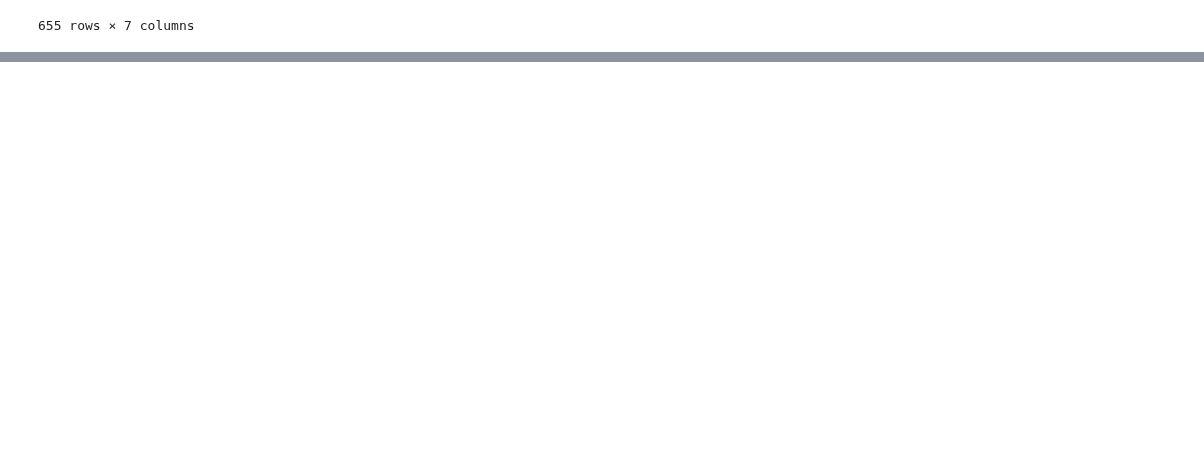
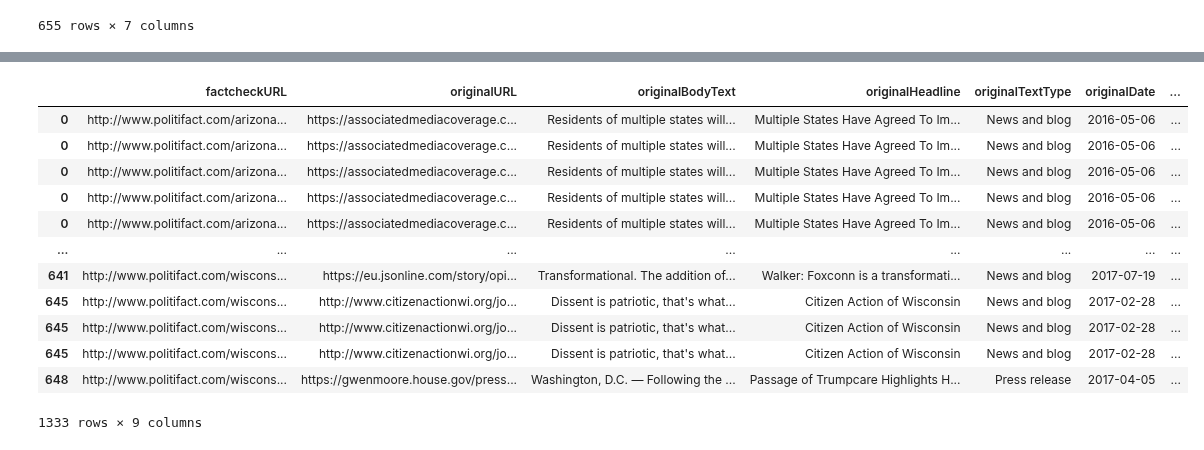
Before and after one commit to sfu-discourse-lab/fake_news_over_time, a Jupyter notebook: quote_extraction.ipynb, the cells around one changed output, grey strips where cells are left out. Saved outputs shown, nothing was run; the diff lists cells and outputs as text; code cells hidden in the pictures; blank space fills up the shorter version.

Commit message:
Connect quotes to original rows

```diff
--- a/quote_extraction.ipynb
+++ b/quote_extraction.ipynb
@@ -19,6 +41,8 @@ stanza.install_corenlp()
+# %%
+using_dataset = misinfotext_config
 # %%
-misinfotext_df = pd.read_excel("./data/MisInfoText/PolitiFact_original_modified.xlsx", sheet_name="Working")
-misinfotext_df
+dataset_df = pd.read_excel(using_dataset.input_path, sheet_name=using_dataset.sheet_name)
+dataset_df
 # %% [output]
 |  | factcheckURL | originalURL | originalBodyText | originalHeadline | originalTextType | originalDate | ... |
 | 0 | http://www.politifact.com/arizona... | https://associatedmediacoverage.c... | Residents of multiple states will... | Multiple States Have Agreed To Im... | News and blog | 2016-05-06 | ... |
@@ -86,3 +113,26 @@ client.stop()
 # %%
-def get_quotes_text(quote_annotation: dict):
-    return [quote["text"] for quote in quote_annotation]
+quotation_marks = set("\'\"“”‘’«»‹›「」『』„”‚’")
+
+def get_quotes_text_and_length(doc: dict):
+    def get_clean_text(quote: dict):
+        raw_text: str = quote["text"]
+        clean_text = raw_text
+
+        for mark in quotation_marks:
+            clean_text = clean_text.replace(mark, '')
+
+        return clean_text
+
+    def get_clean_len(quote: dict):
+        raw_text: str = quote["text"]
+        raw_length: int = quote["endToken"] - quote["beginToken"] + 1
+
+        num_quotation_marks = sum(raw_text.count(mark) for mark in quotation_marks)
+
+        clean_length = raw_length - num_quotation_marks
+        return clean_length
+
+    return {
+        "quotes": [get_clean_text(quote) for quote in doc],
+        "quote_lengths": [get_clean_len(quote) for quote in doc],
+    }
@@ -105,0 +139,6 @@ misinfotext_df
+# %%
+quote_text_and_length_df = pd.DataFrame([get_quotes_text_and_length(doc) for doc in quote_annotations])
+
+dataset_df["quotes"] = quote_text_and_length_df["quotes"]
+dataset_df["quote_lengths"] = quote_text_and_length_df["quote_lengths"]
+dataset_df
@@ -105,0 +159,20 @@ misinfotext_df
+# %%
+all_quotes_df = dataset_df.explode(["quotes", "quote_lengths"])\
+    .rename(columns={"quotes": "quote"})\
+    .rename(columns={"quote_lengths": "quote_length"})
+all_quotes_df = all_quotes_df[all_quotes_df["quote"].notna()]
+all_quotes_df
+# %% [output]
+|  | factcheckURL | originalURL | originalBodyText | originalHeadline | originalTextType | originalDate | ... |
+| 0 | http://www.politifact.com/arizona... | https://associatedmediacoverage.c... | Residents of multiple states will... | Multiple States Have Agreed To Im... | News and blog | 2016-05-06 | ... |
+| 0 | http://www.politifact.com/arizona... | https://associatedmediacoverage.c... | Residents of multiple states will... | Multiple States Have Agreed To Im... | News and blog | 2016-05-06 | ... |
+| 0 | http://www.politifact.com/arizona... | https://associatedmediacoverage.c... | Residents of multiple states will... | Multiple States Have Agreed To Im... | News and blog | 2016-05-06 | ... |
+| 0 | http://www.politifact.com/arizona... | https://associatedmediacoverage.c... | Residents of multiple states will... | Multiple States Have Agreed To Im... | News and blog | 2016-05-06 | ... |
+| 0 | http://www.politifact.com/arizona... | https://associatedmediacoverage.c... | Residents of multiple states will... | Multiple States Have Agreed To Im... | News and blog | 2016-05-06 | ... |
+| ... | ... | ... | ... | ... | ... | ... | ... |
+| 641 | http://www.politifact.com/wiscons... | https://eu.jsonline.com/story/opi... | Transformational. The addition of... | Walker: Foxconn is a transformati... | News and blog | 2017-07-19 | ... |
+| 645 | http://www.politifact.com/wiscons... | http://www.citizenactionwi.org/jo... | Dissent is patriotic, that's what... | Citizen Action of Wisconsin | News and blog | 2017-02-28 | ... |
+| 645 | http://www.politifact.com/wiscons... | http://www.citizenactionwi.org/jo... | Dissent is patriotic, that's what... | Citizen Action of Wisconsin | News and blog | 2017-02-28 | ... |
+| 645 | http://www.politifact.com/wiscons... | http://www.citizenactionwi.org/jo... | Dissent is patriotic, that's what... | Citizen Action of Wisconsin | News and blog | 2017-02-28 | ... |
+| 648 | http://www.politifact.com/wiscons... | https://gwenmoore.house.gov/press... | Washington, D.C. — Following the ... | Passage of Trumpcare Highlights H... | Press release | 2017-04-05 | ... |
+1333 rows × 9 columns
```
Also changed, not shown: parts of 8 cells of this notebook, 1 other file.
